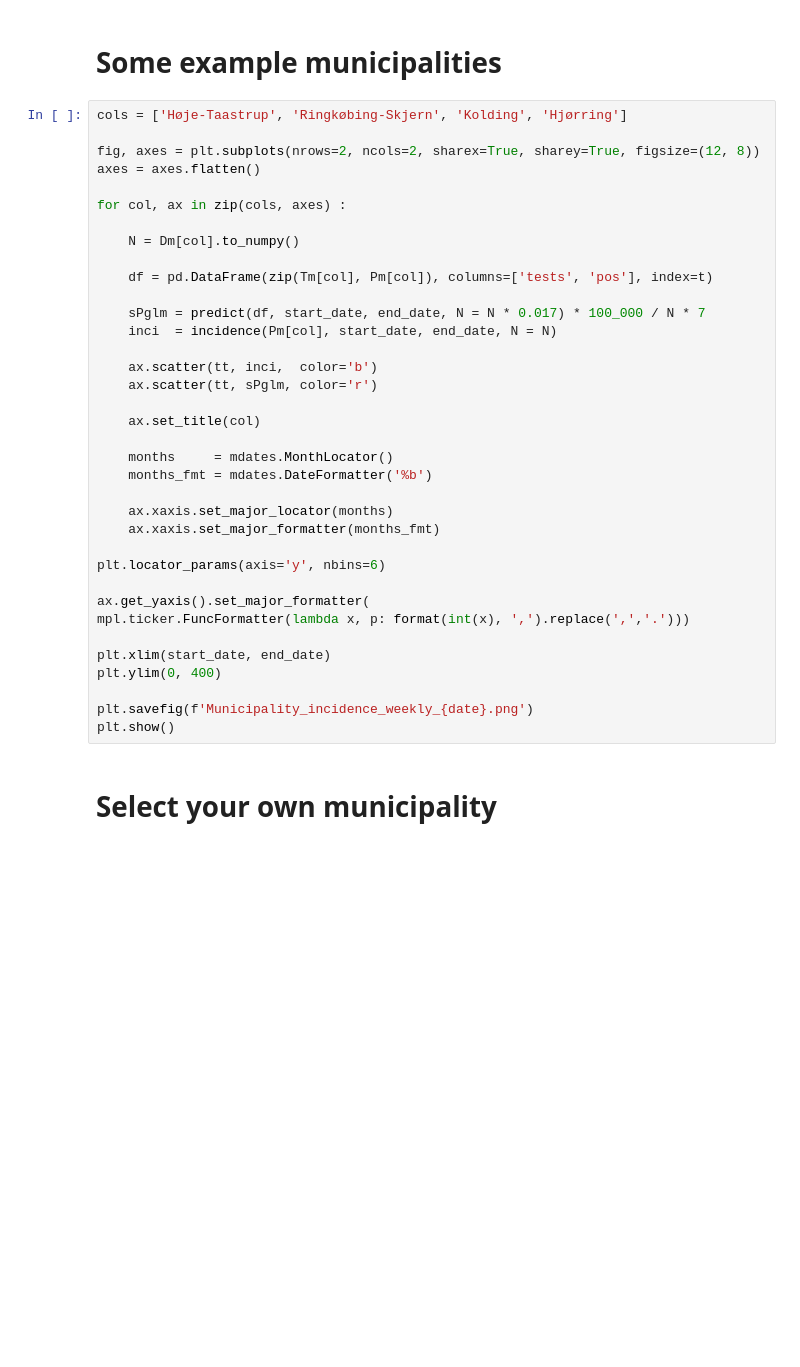
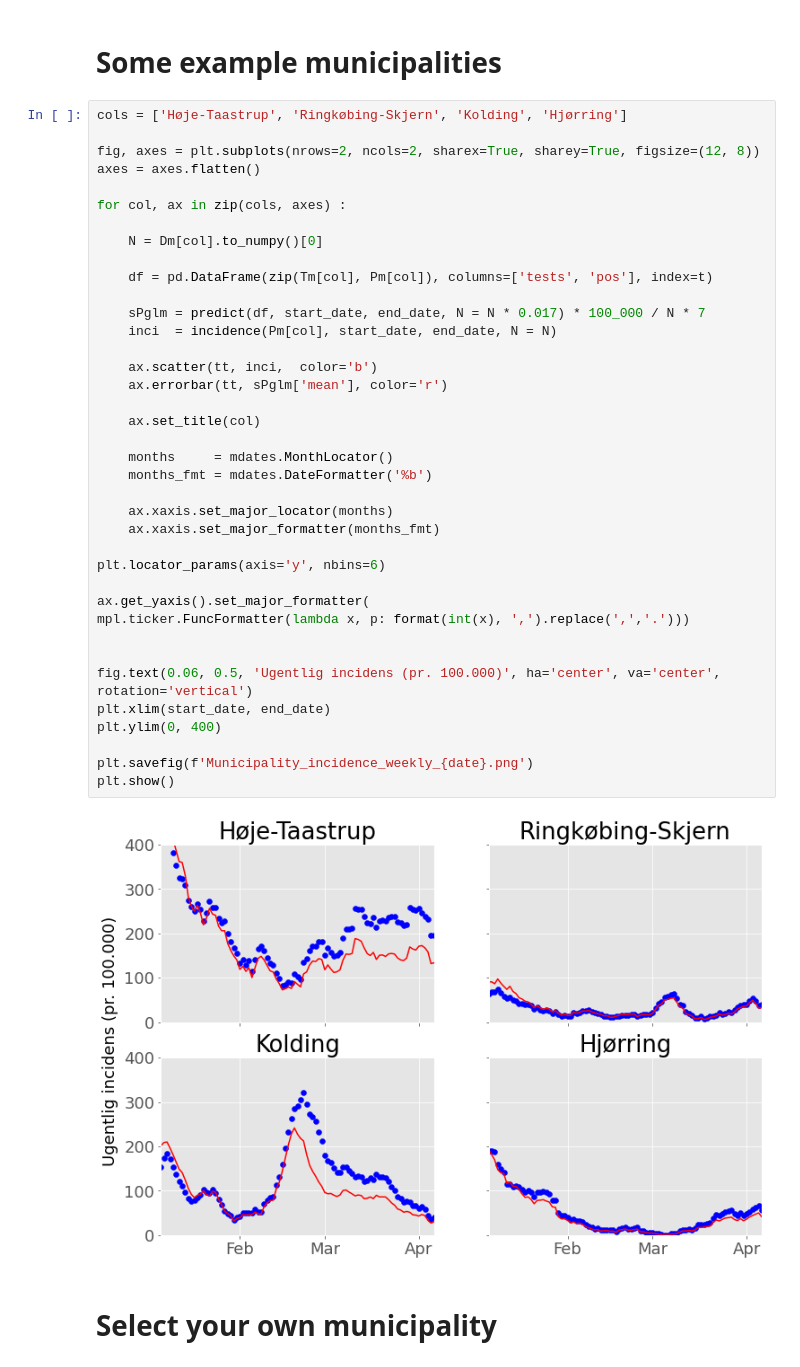
Before and after one commit to RasmusSkytte/IncidenceModel, a Jupyter notebook: Incidens.ipynb, the cells around one changed output. Saved outputs shown, nothing was run; the diff lists cells and outputs as text; blank space fills up the shorter version.

```diff
--- a/Incidens.ipynb
+++ b/Incidens.ipynb
@@ -292,35 +343,39 @@ fig, axes = plt.subplots(nrows=2, ncols=2, sharex=True, sharey=True, figsize=(12
 axes = axes.flatten()
 
 for col, ax in zip(cols, axes) :
 
-    N = Dm[col].to_numpy()
+    N = Dm[col].to_numpy()[0]
 
     df = pd.DataFrame(zip(Tm[col], Pm[col]), columns=['tests', 'pos'], index=t)
 
     sPglm = predict(df, start_date, end_date, N = N * 0.017) * 100_000 / N * 7
     inci  = incidence(Pm[col], start_date, end_date, N = N)
 
     ax.scatter(tt, inci,  color='b')
-    ax.scatter(tt, sPglm, color='r')
+    ax.errorbar(tt, sPglm['mean'], color='r')
 
     ax.set_title(col)
 
     months     = mdates.MonthLocator()
     months_fmt = mdates.DateFormatter('%b')
 
     ax.xaxis.set_major_locator(months)
     ax.xaxis.set_major_formatter(months_fmt)
 
 plt.locator_params(axis='y', nbins=6)
 
 ax.get_yaxis().set_major_formatter(
 mpl.ticker.FuncFormatter(lambda x, p: format(int(x), ',').replace(',','.')))
 
+
+fig.text(0.06, 0.5, 'Ugentlig incidens (pr. 100.000)', ha='center', va='center', rotation='vertical')
 plt.xlim(start_date, end_date)
 plt.ylim(0, 400)
 
 plt.savefig(f'Municipality_incidence_weekly_{date}.png')
 plt.show()
+# %% [output]
+[figure, added]
 # %% [markdown]
 # Select your own municipality
 # %%
```
Also changed, not shown: parts of 8 cells of this notebook.
